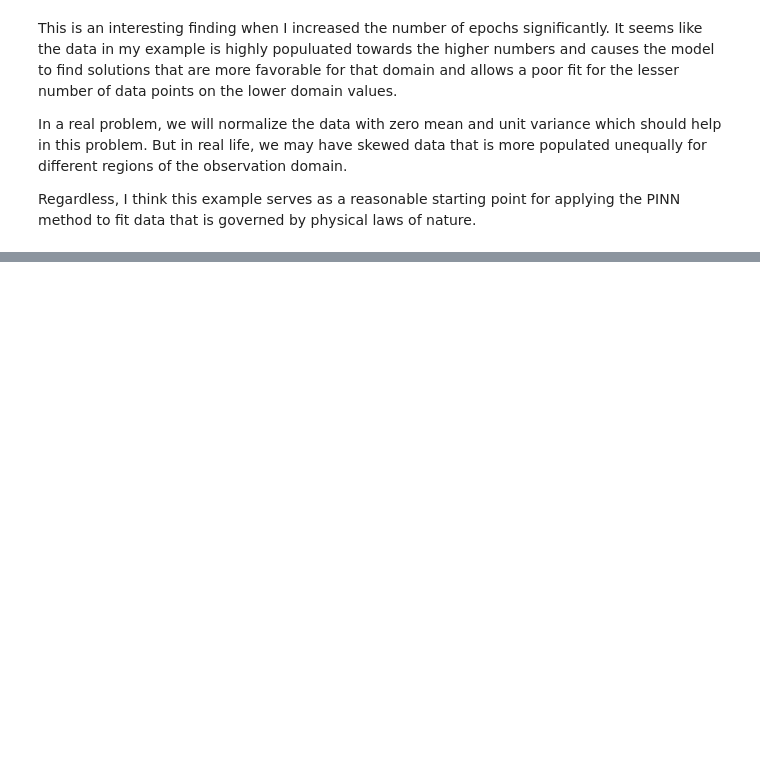
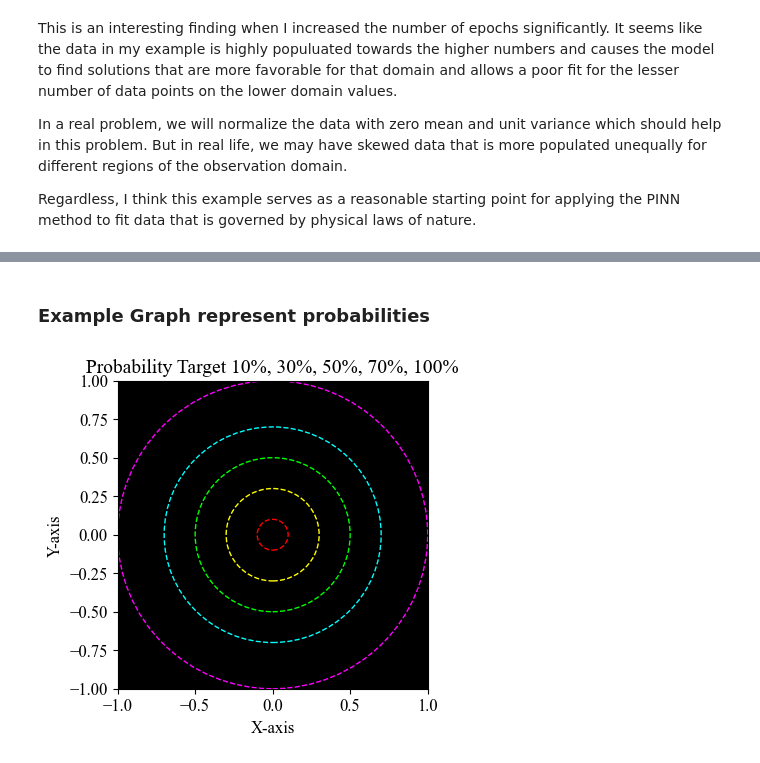
Before and after one commit to adills/example_pytorch, a Jupyter notebook: sysEqns.ipynb, the cells around one changed output, grey strips where cells are left out. Saved outputs shown, nothing was run; the diff lists cells and outputs as text; code cells hidden in the pictures; blank space fills up the shorter version.

Commit message:
made plot of circles, updated TOC

```diff
--- a/sysEqns.ipynb
+++ b/sysEqns.ipynb
@@ -601,0 +632,40 @@ Regardless, I think this example serves as a reasonable starting point for apply
+# %% [markdown]
+### Example Graph represent probabilities
+# %%
+# Create a figure with an 8x8 inch size
+plt.figure(figsize=(4, 4))
+ax = plt.gca()#axes()#([0.05, 0.05, 1, 1])
+
+# Define radii for each probability level (as fractions of the unit circle)
+radii = [0.1, 0.3, 0.5, 0.7, 1.0]
+
+# change default range so that new circles will work
+ax.set_xlim((-radii[-1], radii[-1]))
+ax.set_ylim((-radii[-1], radii[-1]))
+
+# Assign colors to each circle
+colors = ['#ff0000', '#ffff00', '#00ff00', '#00ffff', '#ff00ff']
+
+for r in radii:
+    # Draw each circle as a dashed line outline without filling
+    circle = plt.Circle((0, 0), r, linestyle='--', fill=False, edgecolor=colors[radii.index(r)])
+    # ax.add_artist(circle)
+    ax.add_patch(circle)
+
+# Set background colors for a clean look
+ax.set_facecolor('white')
+plt.gca().set_facecolor('black')
+
+# Add labels and title
+mytitle = "Probability Target"
+for r in radii:
+    mytitle+=f" {(r*100):.0f}%,"
+mytitle=mytitle[:-1]
+plt.title(mytitle, fontsize=14)
+plt.xlabel('X-axis')
+plt.ylabel('Y-axis')
+
+# Display the graph
+plt.show()
+# %% [output]
+[figure, added]
```
Also changed, not shown: parts of 4 cells of this notebook.
